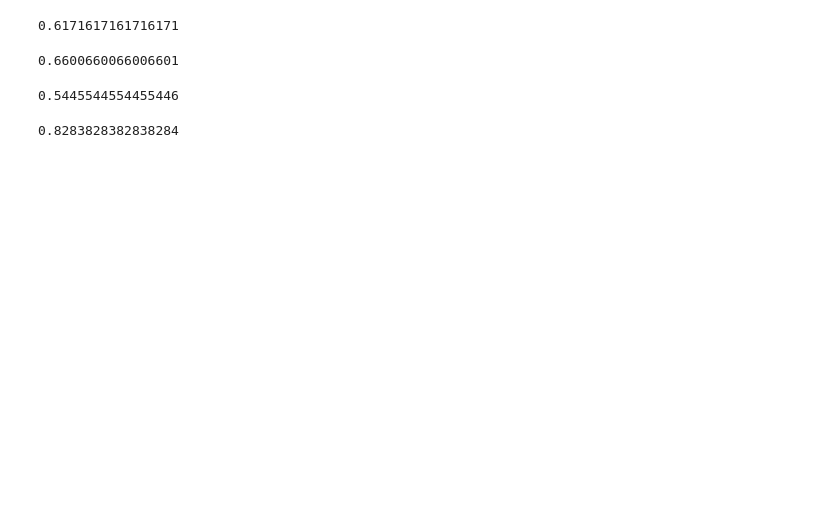
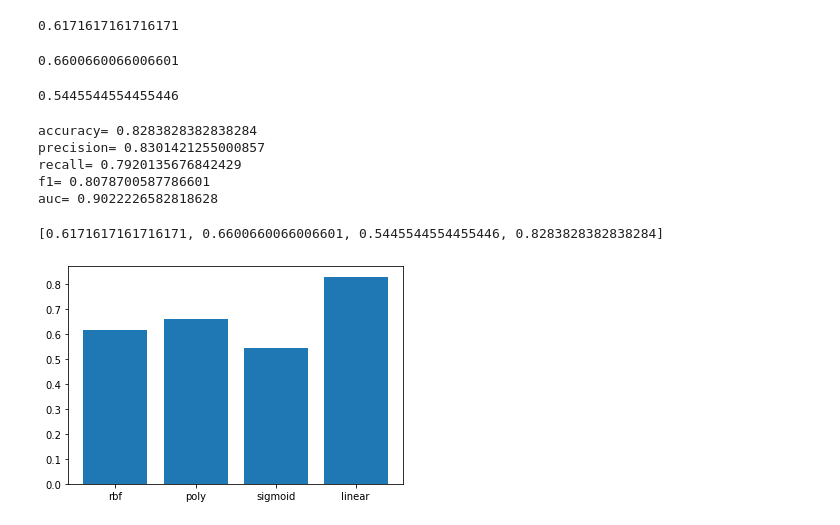
Before and after one commit to daydream1024/PSO-SVM, a Jupyter notebook: PSO-SVM/2023.ipynb, the cells around one changed output. Saved outputs shown, nothing was run; the diff lists cells and outputs as text; code cells hidden in the pictures; blank space fills up the shorter version.

```diff
--- a/PSO-SVM/2023.ipynb
+++ b/PSO-SVM/2023.ipynb
@@ -32,27 +20,48 @@ Sample number is equal to label number
 # %%
 clf=SVC(kernel='rbf')#测试不同svm在不同核函数下的性能
-acc  = cross_val_score(clf, data,label, cv=3)#使用三倍交叉验证求准确率，后续同
-print(np.mean(acc))
+acc1  = cross_val_score(clf, data,label, scoring='accuracy',cv=3).mean()#使用三倍交叉验证求准确率，后续同
+print(acc1)
 # %% [output]
 0.6171617161716171
 # %%
 clf = SVC(kernel='poly')#测试不同svm在不同核函数下的性能
-acc = cross_val_score(clf, data, label, cv=3)
-print(np.mean(acc))
+acc2 = cross_val_score(clf, data, label, scoring='accuracy',cv=3).mean()
+print(acc2)
 # %% [output]
 0.6600660066006601
 # %%
 clf = SVC(kernel='sigmoid')#测试不同svm在不同核函数下的性能
-acc = cross_val_score(clf, data, label, cv=3)
-print(np.mean(acc))
+acc3 = cross_val_score(clf, data, label, scoring='accuracy',cv=3).mean()
+print(acc3)
 # %% [output]
 0.5445544554455446
-# %%
-clf = SVC(kernel='linear')#测试不同svm在不同核函数下的性能
-acc = cross_val_score(clf, data, label, cv=3)
-print(np.mean(acc))
-# %% [output]
-0.8283828382838284
+# %%
+clf = SVC(kernel='linear')#测试不同svm在不同核函数下的性能
+acc4 = cross_val_score(clf, data, label,scoring='accuracy', cv=3).mean()
+p4 = cross_val_score(clf, data, label,scoring='precision', cv=3).mean()
+r4 = cross_val_score(clf, data, label,scoring='recall', cv=3).mean()
+f4 = cross_val_score(clf, data, label,scoring='f1', cv=3).mean()
+auc4=cross_val_score(clf, data, label,scoring='roc_auc', cv=3).mean()
+print('accuracy=',acc4)
+print('precision=',p4)
+print('recall=',r4)
+print('f1=',f4)
+print('auc=',auc4)
+# %% [output]
+accuracy= 0.8283828382838284
+precision= 0.8301421255000857
+recall= 0.7920135676842429
+f1= 0.8078700587786601
+auc= 0.9022226582818628
+# %%
+acc=[acc1,acc2,acc3,acc4]
+print(acc)
+index=['rbf','poly','sigmoid','linear']
+plt.bar(x=index,height=acc)
+plt.show()
+# %% [output]
+[0.6171617161716171, 0.6600660066006601, 0.5445544554455446, 0.8283828382838284]
+[figure, added]
 # %%
 def plots(position):#定义函数用于生成粒子的位置图
     x = []
```
Also changed, not shown: parts of 13 cells of this notebook, 5 other files.
